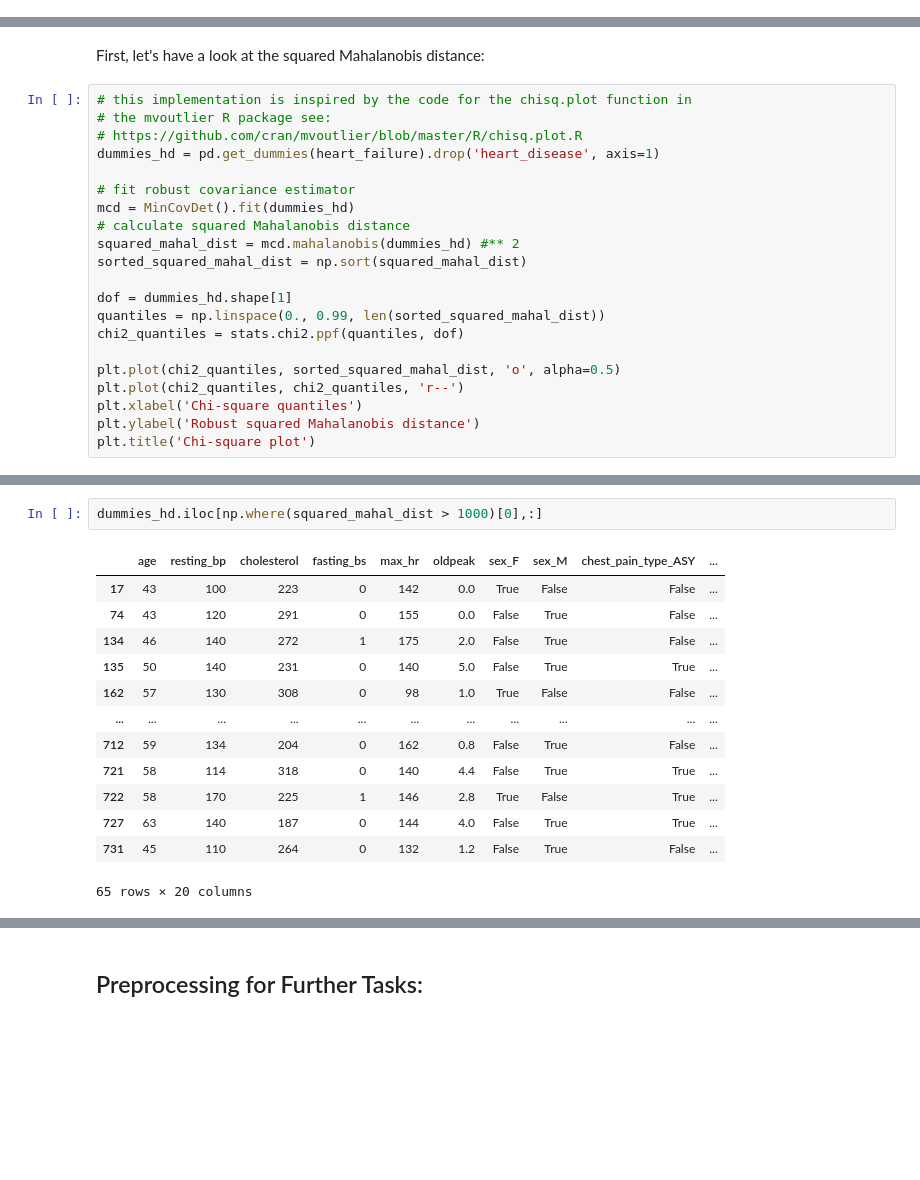
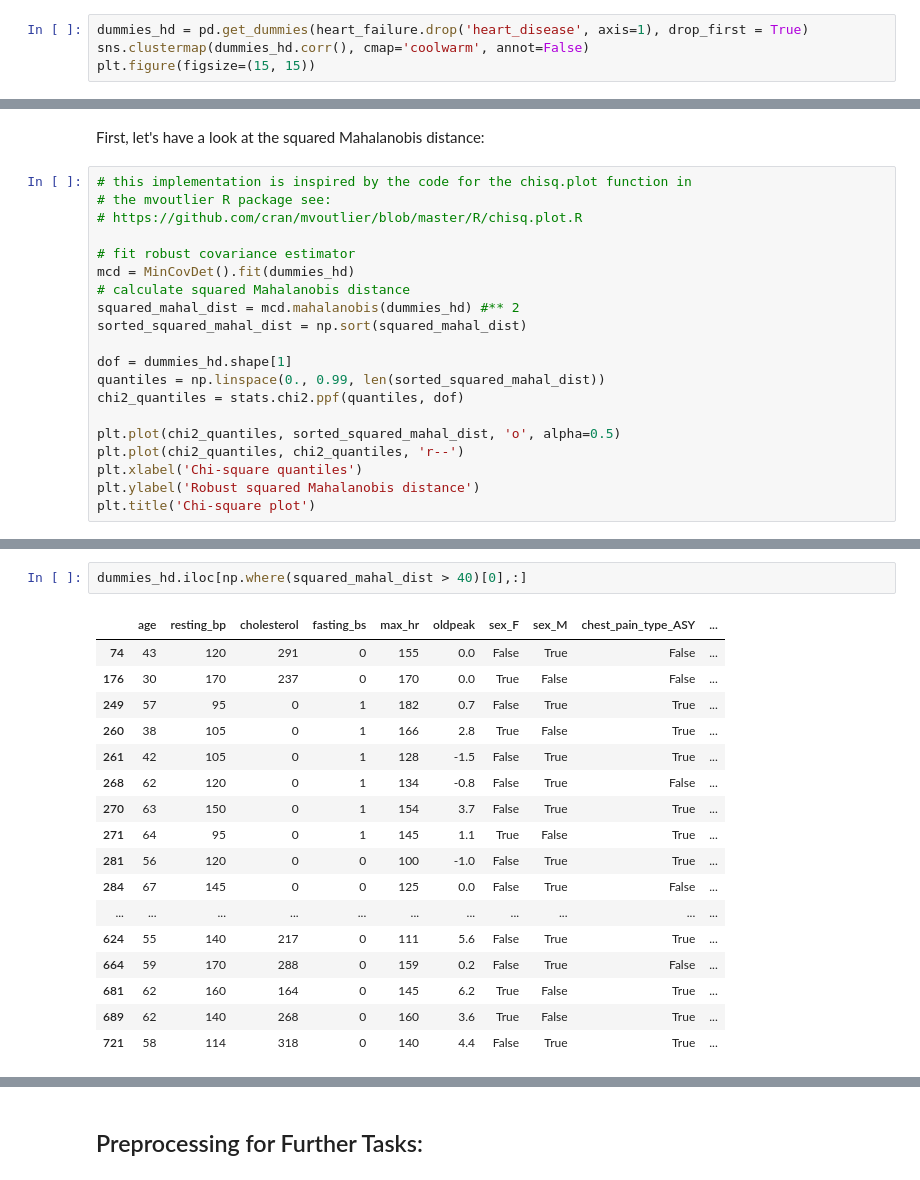
Before and after one commit to JHSchlegel/ML4Healthcare, a Jupyter notebook: project1/task1/EDA.ipynb, the cells around one changed output, grey strips where cells are left out. Saved outputs shown, nothing was run; the diff lists cells and outputs as text; blank space fills up the shorter version.

```diff
--- a/project1/task1/EDA.ipynb
+++ b/project1/task1/EDA.ipynb
@@ -228,0 +260,4 @@ sns.heatmap(corr, cmap='coolwarm', center=0, square=True, annot=True)
+# %%
+dummies_hd = pd.get_dummies(heart_failure.drop('heart_disease', axis=1), drop_first = True)
+sns.clustermap(dummies_hd.corr(), cmap='coolwarm', annot=False)
+plt.figure(figsize=(15, 15))
@@ -268,7 +304,6 @@ First, let's have a look at the squared Mahalanobis distance:
 # this implementation is inspired by the code for the chisq.plot function in
 # the mvoutlier R package see:
 # https://github.com/cran/mvoutlier/blob/master/R/chisq.plot.R
-dummies_hd = pd.get_dummies(heart_failure).drop('heart_disease', axis=1)
 
 # fit robust covariance estimator
 mcd = MinCovDet().fit(dummies_hd)
@@ -291,16 +326,20 @@ Text(0.5, 1.0, 'Chi-square plot')
 # %%
-dummies_hd.iloc[np.where(squared_mahal_dist > 1000)[0],:]
+dummies_hd.iloc[np.where(squared_mahal_dist > 40)[0],:]
 # %% [output]
 |  | age | resting_bp | cholesterol | fasting_bs | max_hr | oldpeak | sex_F | sex_M | chest_pain_type_ASY | ... |
-| 17 | 43 | 100 | 223 | 0 | 142 | 0.0 | True | False | False | ... |
 | 74 | 43 | 120 | 291 | 0 | 155 | 0.0 | False | True | False | ... |
-| 134 | 46 | 140 | 272 | 1 | 175 | 2.0 | False | True | False | ... |
-| 135 | 50 | 140 | 231 | 0 | 140 | 5.0 | False | True | True | ... |
-| 162 | 57 | 130 | 308 | 0 | 98 | 1.0 | True | False | False | ... |
+| 176 | 30 | 170 | 237 | 0 | 170 | 0.0 | True | False | False | ... |
+| 249 | 57 | 95 | 0 | 1 | 182 | 0.7 | False | True | True | ... |
+| 260 | 38 | 105 | 0 | 1 | 166 | 2.8 | True | False | True | ... |
+| 261 | 42 | 105 | 0 | 1 | 128 | -1.5 | False | True | True | ... |
+| 268 | 62 | 120 | 0 | 1 | 134 | -0.8 | False | True | False | ... |
+| 270 | 63 | 150 | 0 | 1 | 154 | 3.7 | False | True | True | ... |
+| 271 | 64 | 95 | 0 | 1 | 145 | 1.1 | True | False | True | ... |
+| 281 | 56 | 120 | 0 | 0 | 100 | -1.0 | False | True | True | ... |
+| 284 | 67 | 145 | 0 | 0 | 125 | 0.0 | False | True | False | ... |
 | ... | ... | ... | ... | ... | ... | ... | ... | ... | ... | ... |
-| 712 | 59 | 134 | 204 | 0 | 162 | 0.8 | False | True | False | ... |
+| 624 | 55 | 140 | 217 | 0 | 111 | 5.6 | False | True | True | ... |
+| 664 | 59 | 170 | 288 | 0 | 159 | 0.2 | False | True | False | ... |
+| 681 | 62 | 160 | 164 | 0 | 145 | 6.2 | True | False | True | ... |
+| 689 | 62 | 140 | 268 | 0 | 160 | 3.6 | True | False | True | ... |
 | 721 | 58 | 114 | 318 | 0 | 140 | 4.4 | False | True | True | ... |
-| 722 | 58 | 170 | 225 | 1 | 146 | 2.8 | True | False | True | ... |
-| 727 | 63 | 140 | 187 | 0 | 144 | 4.0 | False | True | True | ... |
-| 731 | 45 | 110 | 264 | 0 | 132 | 1.2 | False | True | False | ... |
-65 rows × 20 columns
```
Also changed, not shown: parts of 13 cells of this notebook.
